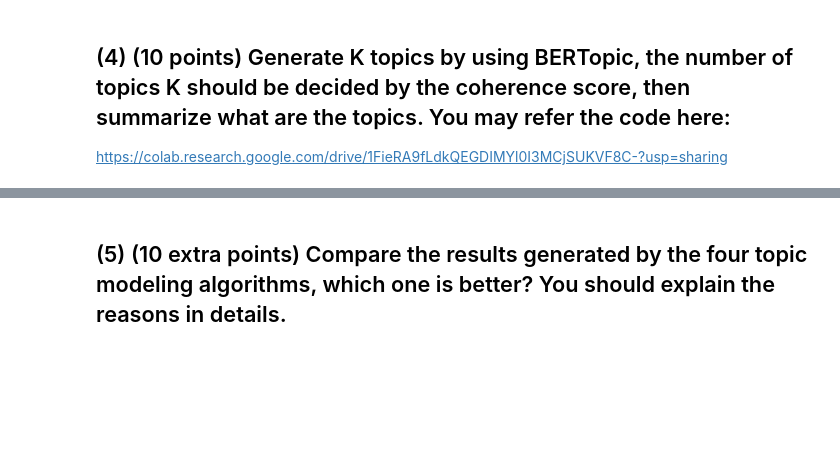
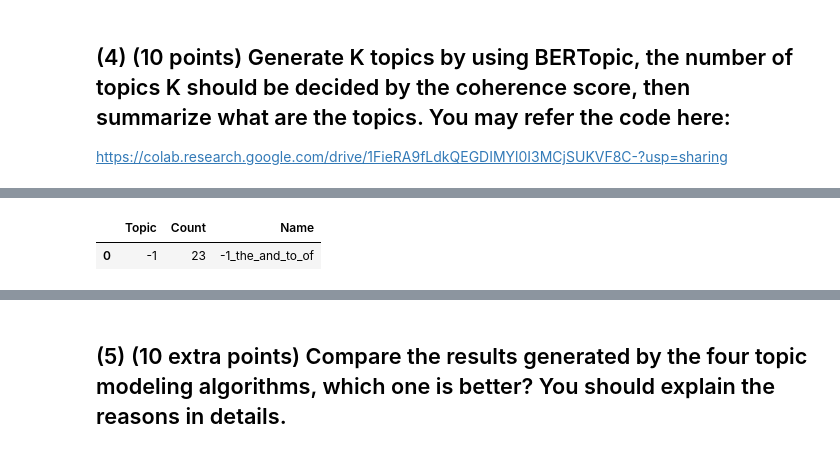
Before and after one commit to jessejk484/Jashwanthkalyan_INFO5731_SPRING2023, a Jupyter notebook: In_class_exercise_04_03282023.ipynb, the cells around one changed output, grey strips where cells are left out. Drawn from its saved outputs; the diff is of its cells as text; code cells hidden in the pictures; blank space fills up the shorter version.

```diff
--- a/In_class_exercise_04_03282023.ipynb
+++ b/In_class_exercise_04_03282023.ipynb
@@ -269,0 +496,7 @@ https://colab.research.google.com/drive/1FieRA9fLdkQEGDIMYl0I3MCjSUKVF8C-?usp=sh
+# %%
+from bertopic import BERTopic
+
+topic_model = BERTopic(language="english", calculate_probabilities=True, verbose=True)
+topics, probs = topic_model.fit_transform(df.reviews.tolist())
+freq = topic_model.get_topic_info(); freq.head(5)
+# %% [output]
@@ -269,0 +506,2 @@ https://colab.research.google.com/drive/1FieRA9fLdkQEGDIMYl0I3MCjSUKVF8C-?usp=sh
+|  | Topic | Count | Name |
+| 0 | -1 | 23 | -1_the_and_to_of |
```
Also changed, not shown: parts of 42 cells of this notebook.
